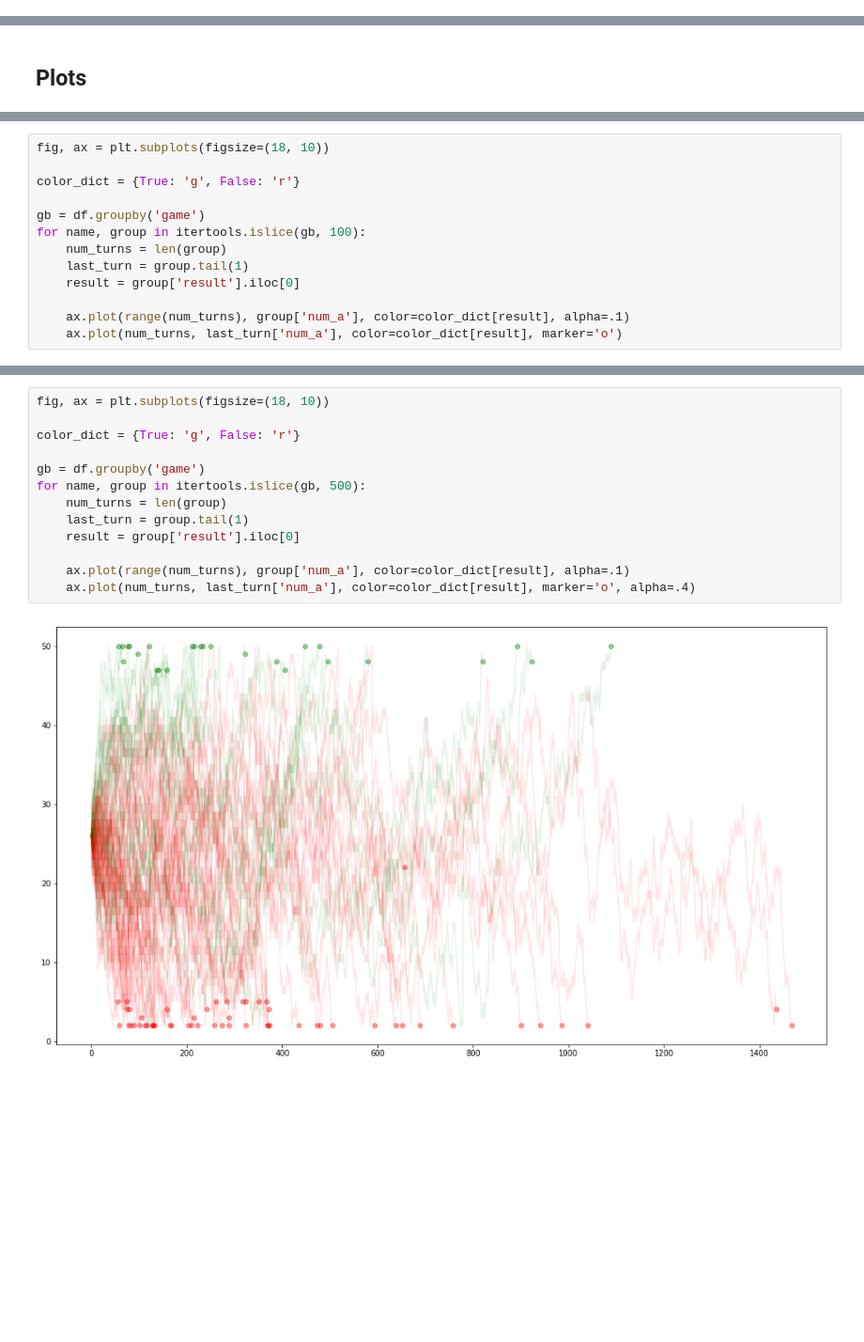
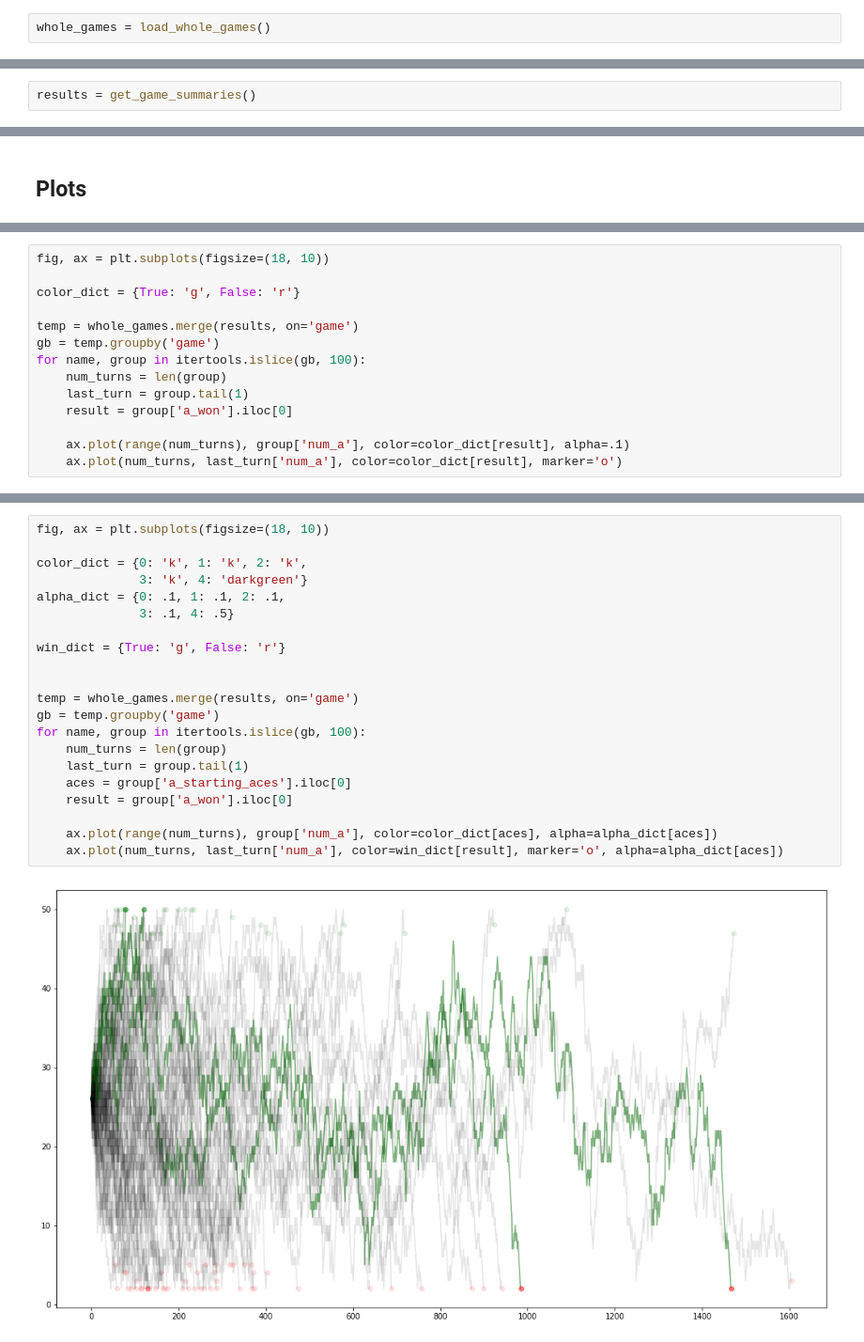
Before and after one commit to NapsterInBlue/War, a Jupyter notebook: Function_EDA.ipynb, the cells around one changed output, grey strips where cells are left out. Shown: that part at 94% size. Cells and saved outputs as stored; diff of their text form; blank space fills up the shorter version.

```diff
--- a/Function_EDA.ipynb
+++ b/Function_EDA.ipynb
@@ -28 +13,3 @@ df['game'] = pd.to_numeric(df['game'])
+# %%
+whole_games = load_whole_games()
 # %%
@@ -58 +28,3 @@ df.drop('win_first_round', axis=1, inplace=True)
+# %%
+results = get_game_summaries()
 # %%
@@ -71,11 +60,12 @@ fig, ax = plt.subplots(figsize=(18, 10))
 
 color_dict = {True: 'g', False: 'r'}
 
-gb = df.groupby('game')
+temp = whole_games.merge(results, on='game')
+gb = temp.groupby('game')
 for name, group in itertools.islice(gb, 100):
     num_turns = len(group)
     last_turn = group.tail(1)
-    result = group['result'].iloc[0]
+    result = group['a_won'].iloc[0]
 
     ax.plot(range(num_turns), group['num_a'], color=color_dict[result], alpha=.1)
     ax.plot(num_turns, last_turn['num_a'], color=color_dict[result], marker='o')
@@ -84,15 +74,23 @@ for name, group in itertools.islice(gb, 100):
 # %%
 fig, ax = plt.subplots(figsize=(18, 10))
 
-color_dict = {True: 'g', False: 'r'}
+color_dict = {0: 'k', 1: 'k', 2: 'k',
+              3: 'k', 4: 'darkgreen'}
+alpha_dict = {0: .1, 1: .1, 2: .1,
+              3: .1, 4: .5}
 
-gb = df.groupby('game')
-for name, group in itertools.islice(gb, 500):
+win_dict = {True: 'g', False: 'r'}
+
+
+temp = whole_games.merge(results, on='game')
+gb = temp.groupby('game')
+for name, group in itertools.islice(gb, 100):
     num_turns = len(group)
     last_turn = group.tail(1)
-    result = group['result'].iloc[0]
+    aces = group['a_starting_aces'].iloc[0]
+    result = group['a_won'].iloc[0]
 
-    ax.plot(range(num_turns), group['num_a'], color=color_dict[result], alpha=.1)
-    ax.plot(num_turns, last_turn['num_a'], color=color_dict[result], marker='o', alpha=.4)
+    ax.plot(range(num_turns), group['num_a'], color=color_dict[aces], alpha=alpha_dict[aces])
+    ax.plot(num_turns, last_turn['num_a'], color=win_dict[result], marker='o', alpha=alpha_dict[aces])
 # %% [output]
-[figure, old version]
+[figure, new version]
```
Also changed, not shown: parts of 39 cells of this notebook, 1 other file.
